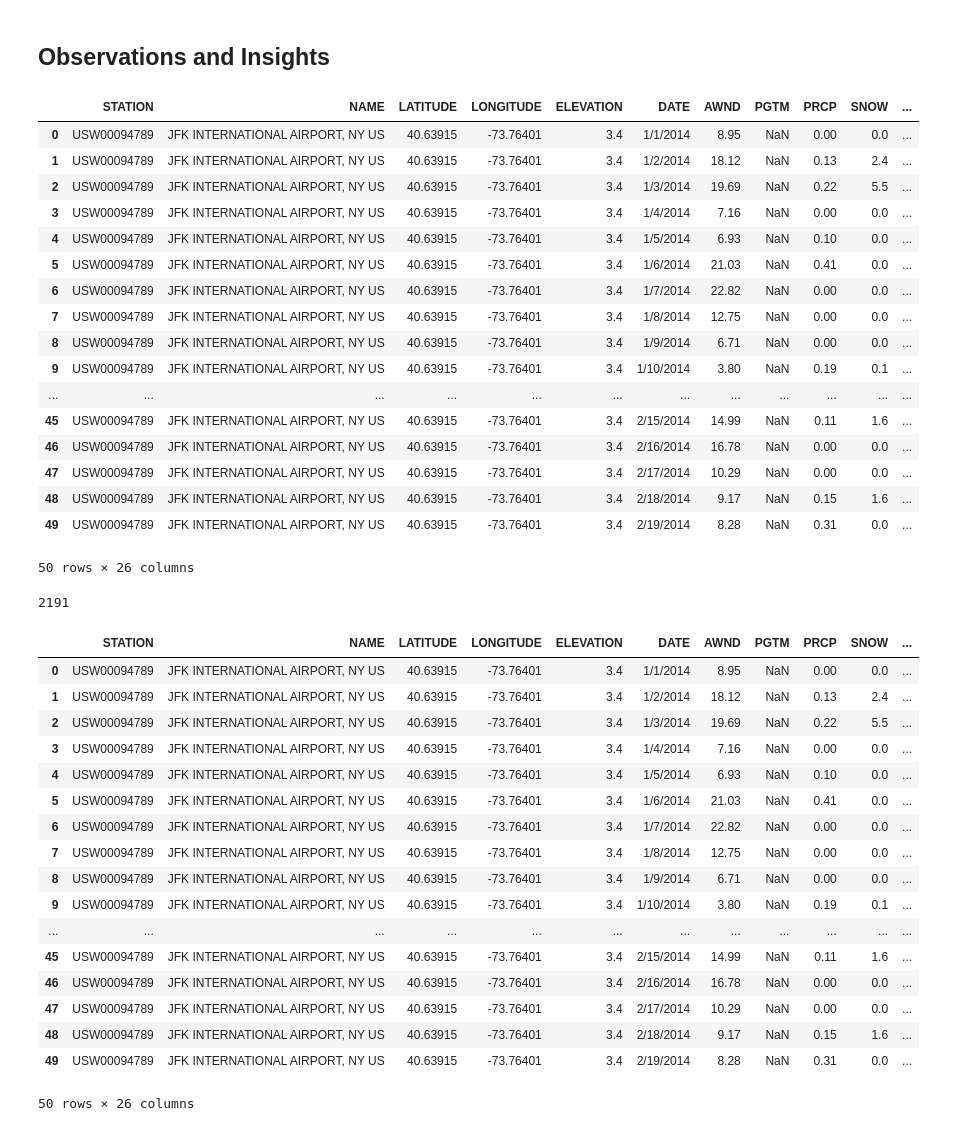
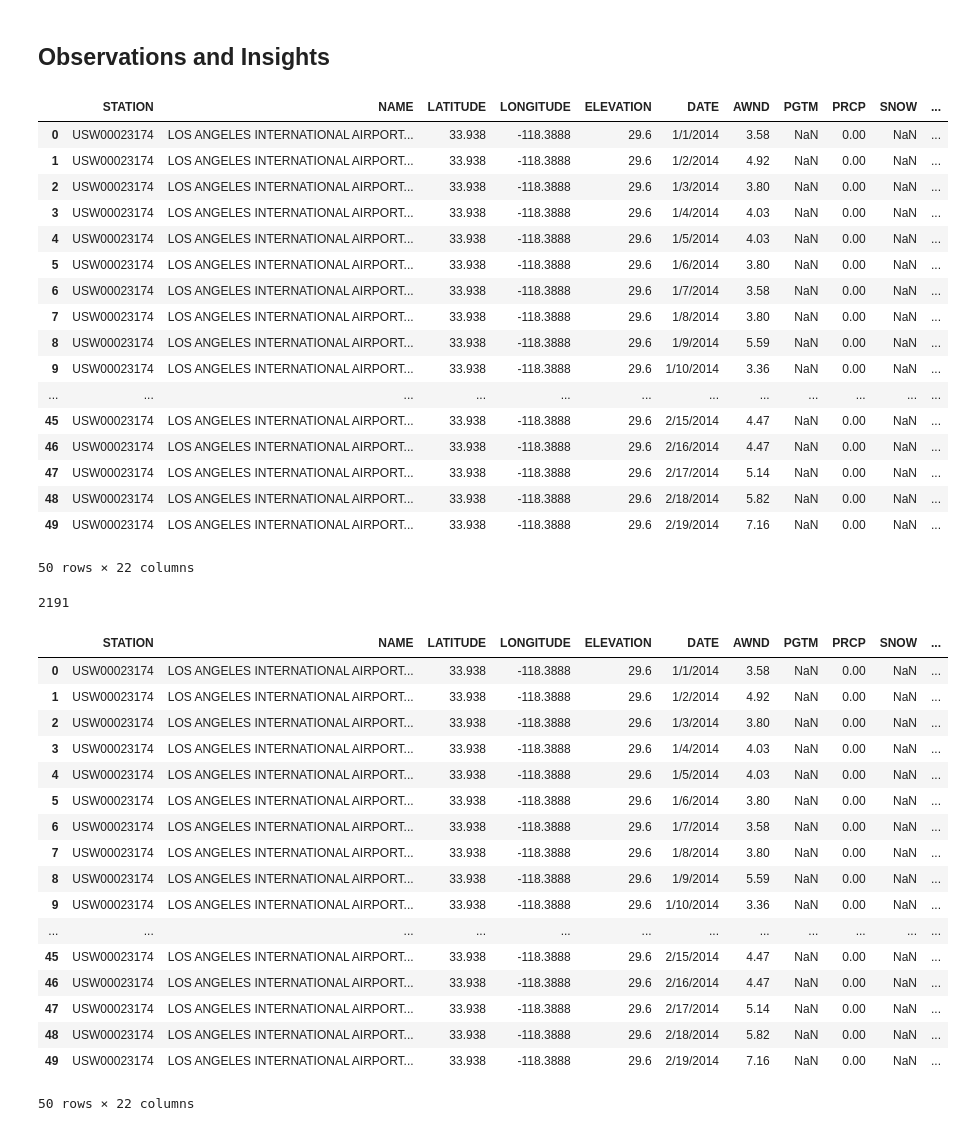
Before and after one commit to dvolz1130/project-one, a Jupyter notebook: Pat/pandas/airport_weather.ipynb, the cells around one changed output. Cells and saved outputs as stored; diff of their text form; code cells hidden in the pictures.

```diff
--- a/Pat/pandas/airport_weather.ipynb
+++ b/Pat/pandas/airport_weather.ipynb
@@ -5,41 +5,41 @@
 # %%
 # Dependencies and Setup
 import matplotlib.pyplot as plt
 from scipy.stats import linregress
 import numpy as np
 import scipy.stats as st
 import pandas as pd
 
 # Study data files
-airport_weather_path = "../data/JFK2014-2019.csv"
+airport_weather_path = "../data/LAX2014-2019.csv"
 
 # Read the mouse data and the study results
 airport_weather = pd.read_csv(airport_weather_path)
 
 # Combine the data into a single dataset
 airport_weather_data_df = pd.DataFrame(airport_weather)
 
 # Display the data table for preview
 airport_weather_data_df.head(50)
 # %% [output]
 |  | STATION | NAME | LATITUDE | LONGITUDE | ELEVATION | DATE | AWND | PGTM | PRCP | SNOW | ... |
-| 0 | USW00094789 | JFK INTERNATIONAL AIRPORT, NY US | 40.63915 | -73.76401 | 3.4 | 1/1/2014 | 8.95 | NaN | 0.00 | 0.0 | ... |
-| 1 | USW00094789 | JFK INTERNATIONAL AIRPORT, NY US | 40.63915 | -73.76401 | 3.4 | 1/2/2014 | 18.12 | NaN | 0.13 | 2.4 | ... |
-| 2 | USW00094789 | JFK INTERNATIONAL AIRPORT, NY US | 40.63915 | -73.76401 | 3.4 | 1/3/2014 | 19.69 | NaN | 0.22 | 5.5 | ... |
-| 3 | USW00094789 | JFK INTERNATIONAL AIRPORT, NY US | 40.63915 | -73.76401 | 3.4 | 1/4/2014 | 7.16 | NaN | 0.00 | 0.0 | ... |
-| 4 | USW00094789 | JFK INTERNATIONAL AIRPORT, NY US | 40.63915 | -73.76401 | 3.4 | 1/5/2014 | 6.93 | NaN | 0.10 | 0.0 | ... |
-| 5 | USW00094789 | JFK INTERNATIONAL AIRPORT, NY US | 40.63915 | -73.76401 | 3.4 | 1/6/2014 | 21.03 | NaN | 0.41 | 0.0 | ... |
-| 6 | USW00094789 | JFK INTERNATIONAL AIRPORT, NY US | 40.63915 | -73.76401 | 3.4 | 1/7/2014 | 22.82 | NaN | 0.00 | 0.0 | ... |
-| 7 | USW00094789 | JFK INTERNATIONAL AIRPORT, NY US | 40.63915 | -73.76401 | 3.4 | 1/8/2014 | 12.75 | NaN | 0.00 | 0.0 | ... |
-| 8 | USW00094789 | JFK INTERNATIONAL AIRPORT, NY US | 40.63915 | -73.76401 | 3.4 | 1/9/2014 | 6.71 | NaN | 0.00 | 0.0 | ... |
-| 9 | USW00094789 | JFK INTERNATIONAL AIRPORT, NY US | 40.63915 | -73.76401 | 3.4 | 1/10/2014 | 3.80 | NaN | 0.19 | 0.1 | ... |
+| 0 | USW00023174 | LOS ANGELES INTERNATIONAL AIRPORT... | 33.938 | -118.3888 | 29.6 | 1/1/2014 | 3.58 | NaN | 0.00 | NaN | ... |
+| 1 | USW00023174 | LOS ANGELES INTERNATIONAL AIRPORT... | 33.938 | -118.3888 | 29.6 | 1/2/2014 | 4.92 | NaN | 0.00 | NaN | ... |
+| 2 | USW00023174 | LOS ANGELES INTERNATIONAL AIRPORT... | 33.938 | -118.3888 | 29.6 | 1/3/2014 | 3.80 | NaN | 0.00 | NaN | ... |
+| 3 | USW00023174 | LOS ANGELES INTERNATIONAL AIRPORT... | 33.938 | -118.3888 | 29.6 | 1/4/2014 | 4.03 | NaN | 0.00 | NaN | ... |
+| 4 | USW00023174 | LOS ANGELES INTERNATIONAL AIRPORT... | 33.938 | -118.3888 | 29.6 | 1/5/2014 | 4.03 | NaN | 0.00 | NaN | ... |
+| 5 | USW00023174 | LOS ANGELES INTERNATIONAL AIRPORT... | 33.938 | -118.3888 | 29.6 | 1/6/2014 | 3.80 | NaN | 0.00 | NaN | ... |
+| 6 | USW00023174 | LOS ANGELES INTERNATIONAL AIRPORT... | 33.938 | -118.3888 | 29.6 | 1/7/2014 | 3.58 | NaN | 0.00 | NaN | ... |
+| 7 | USW00023174 | LOS ANGELES INTERNATIONAL AIRPORT... | 33.938 | -118.3888 | 29.6 | 1/8/2014 | 3.80 | NaN | 0.00 | NaN | ... |
+| 8 | USW00023174 | LOS ANGELES INTERNATIONAL AIRPORT... | 33.938 | -118.3888 | 29.6 | 1/9/2014 | 5.59 | NaN | 0.00 | NaN | ... |
+| 9 | USW00023174 | LOS ANGELES INTERNATIONAL AIRPORT... | 33.938 | -118.3888 | 29.6 | 1/10/2014 | 3.36 | NaN | 0.00 | NaN | ... |
 | ... | ... | ... | ... | ... | ... | ... | ... | ... | ... | ... | ... |
-| 45 | USW00094789 | JFK INTERNATIONAL AIRPORT, NY US | 40.63915 | -73.76401 | 3.4 | 2/15/2014 | 14.99 | NaN | 0.11 | 1.6 | ... |
-| 46 | USW00094789 | JFK INTERNATIONAL AIRPORT, NY US | 40.63915 | -73.76401 | 3.4 | 2/16/2014 | 16.78 | NaN | 0.00 | 0.0 | ... |
-| 47 | USW00094789 | JFK INTERNATIONAL AIRPORT, NY US | 40.63915 | -73.76401 | 3.4 | 2/17/2014 | 10.29 | NaN | 0.00 | 0.0 | ... |
-| 48 | USW00094789 | JFK INTERNATIONAL AIRPORT, NY US | 40.63915 | -73.76401 | 3.4 | 2/18/2014 | 9.17 | NaN | 0.15 | 1.6 | ... |
-| 49 | USW00094789 | JFK INTERNATIONAL AIRPORT, NY US | 40.63915 | -73.76401 | 3.4 | 2/19/2014 | 8.28 | NaN | 0.31 | 0.0 | ... |
+| 45 | USW00023174 | LOS ANGELES INTERNATIONAL AIRPORT... | 33.938 | -118.3888 | 29.6 | 2/15/2014 | 4.47 | NaN | 0.00 | NaN | ... |
+| 46 | USW00023174 | LOS ANGELES INTERNATIONAL AIRPORT... | 33.938 | -118.3888 | 29.6 | 2/16/2014 | 4.47 | NaN | 0.00 | NaN | ... |
+| 47 | USW00023174 | LOS ANGELES INTERNATIONAL AIRPORT... | 33.938 | -118.3888 | 29.6 | 2/17/2014 | 5.14 | NaN | 0.00 | NaN | ... |
+| 48 | USW00023174 | LOS ANGELES INTERNATIONAL AIRPORT... | 33.938 | -118.3888 | 29.6 | 2/18/2014 | 5.82 | NaN | 0.00 | NaN | ... |
+| 49 | USW00023174 | LOS ANGELES INTERNATIONAL AIRPORT... | 33.938 | -118.3888 | 29.6 | 2/19/2014 | 7.16 | NaN | 0.00 | NaN | ... |
-50 rows × 26 columns
+50 rows × 22 columns
 # %%
 # Checking the number of mice.
 airport_weather_data_days = airport_weather_data_df["DATE"].value_counts().count()
@@ -51,22 +51,22 @@ print(airport_weather_data_days)
 airport_weather_data_df.head(50)
 # %% [output]
 |  | STATION | NAME | LATITUDE | LONGITUDE | ELEVATION | DATE | AWND | PGTM | PRCP | SNOW | ... |
-| 0 | USW00094789 | JFK INTERNATIONAL AIRPORT, NY US | 40.63915 | -73.76401 | 3.4 | 1/1/2014 | 8.95 | NaN | 0.00 | 0.0 | ... |
-| 1 | USW00094789 | JFK INTERNATIONAL AIRPORT, NY US | 40.63915 | -73.76401 | 3.4 | 1/2/2014 | 18.12 | NaN | 0.13 | 2.4 | ... |
-| 2 | USW00094789 | JFK INTERNATIONAL AIRPORT, NY US | 40.63915 | -73.76401 | 3.4 | 1/3/2014 | 19.69 | NaN | 0.22 | 5.5 | ... |
-| 3 | USW00094789 | JFK INTERNATIONAL AIRPORT, NY US | 40.63915 | -73.76401 | 3.4 | 1/4/2014 | 7.16 | NaN | 0.00 | 0.0 | ... |
-| 4 | USW00094789 | JFK INTERNATIONAL AIRPORT, NY US | 40.63915 | -73.76401 | 3.4 | 1/5/2014 | 6.93 | NaN | 0.10 | 0.0 | ... |
-| 5 | USW00094789 | JFK INTERNATIONAL AIRPORT, NY US | 40.63915 | -73.76401 | 3.4 | 1/6/2014 | 21.03 | NaN | 0.41 | 0.0 | ... |
-| 6 | USW00094789 | JFK INTERNATIONAL AIRPORT, NY US | 40.63915 | -73.76401 | 3.4 | 1/7/2014 | 22.82 | NaN | 0.00 | 0.0 | ... |
-| 7 | USW00094789 | JFK INTERNATIONAL AIRPORT, NY US | 40.63915 | -73.76401 | 3.4 | 1/8/2014 | 12.75 | NaN | 0.00 | 0.0 | ... |
-| 8 | USW00094789 | JFK INTERNATIONAL AIRPORT, NY US | 40.63915 | -73.76401 | 3.4 | 1/9/2014 | 6.71 | NaN | 0.00 | 0.0 | ... |
-| 9 | USW00094789 | JFK INTERNATIONAL AIRPORT, NY US | 40.63915 | -73.76401 | 3.4 | 1/10/2014 | 3.80 | NaN | 0.19 | 0.1 | ... |
+| 0 | USW00023174 | LOS ANGELES INTERNATIONAL AIRPORT... | 33.938 | -118.3888 | 29.6 | 1/1/2014 | 3.58 | NaN | 0.00 | NaN | ... |
+| 1 | USW00023174 | LOS ANGELES INTERNATIONAL AIRPORT... | 33.938 | -118.3888 | 29.6 | 1/2/2014 | 4.92 | NaN | 0.00 | NaN | ... |
+| 2 | USW00023174 | LOS ANGELES INTERNATIONAL AIRPORT... | 33.938 | -118.3888 | 29.6 | 1/3/2014 | 3.80 | NaN | 0.00 | NaN | ... |
+| 3 | USW00023174 | LOS ANGELES INTERNATIONAL AIRPORT... | 33.938 | -118.3888 | 29.6 | 1/4/2014 | 4.03 | NaN | 0.00 | NaN | ... |
+| 4 | USW00023174 | LOS ANGELES INTERNATIONAL AIRPORT... | 33.938 | -118.3888 | 29.6 | 1/5/2014 | 4.03 | NaN | 0.00 | NaN | ... |
+| 5 | USW00023174 | LOS ANGELES INTERNATIONAL AIRPORT... | 33.938 | -118.3888 | 29.6 | 1/6/2014 | 3.80 | NaN | 0.00 | NaN | ... |
+| 6 | USW00023174 | LOS ANGELES INTERNATIONAL AIRPORT... | 33.938 | -118.3888 | 29.6 | 1/7/2014 | 3.58 | NaN | 0.00 | NaN | ... |
+| 7 | USW00023174 | LOS ANGELES INTERNATIONAL AIRPORT... | 33.938 | -118.3888 | 29.6 | 1/8/2014 | 3.80 | NaN | 0.00 | NaN | ... |
+| 8 | USW00023174 | LOS ANGELES INTERNATIONAL AIRPORT... | 33.938 | -118.3888 | 29.6 | 1/9/2014 | 5.59 | NaN | 0.00 | NaN | ... |
+| 9 | USW00023174 | LOS ANGELES INTERNATIONAL AIRPORT... | 33.938 | -118.3888 | 29.6 | 1/10/2014 | 3.36 | NaN | 0.00 | NaN | ... |
 | ... | ... | ... | ... | ... | ... | ... | ... | ... | ... | ... | ... |
-| 45 | USW00094789 | JFK INTERNATIONAL AIRPORT, NY US | 40.63915 | -73.76401 | 3.4 | 2/15/2014 | 14.99 | NaN | 0.11 | 1.6 | ... |
-| 46 | USW00094789 | JFK INTERNATIONAL AIRPORT, NY US | 40.63915 | -73.76401 | 3.4 | 2/16/2014 | 16.78 | NaN | 0.00 | 0.0 | ... |
-| 47 | USW00094789 | JFK INTERNATIONAL AIRPORT, NY US | 40.63915 | -73.76401 | 3.4 | 2/17/2014 | 10.29 | NaN | 0.00 | 0.0 | ... |
-| 48 | USW00094789 | JFK INTERNATIONAL AIRPORT, NY US | 40.63915 | -73.76401 | 3.4 | 2/18/2014 | 9.17 | NaN | 0.15 | 1.6 | ... |
-| 49 | USW00094789 | JFK INTERNATIONAL AIRPORT, NY US | 40.63915 | -73.76401 | 3.4 | 2/19/2014 | 8.28 | NaN | 0.31 | 0.0 | ... |
+| 45 | USW00023174 | LOS ANGELES INTERNATIONAL AIRPORT... | 33.938 | -118.3888 | 29.6 | 2/15/2014 | 4.47 | NaN | 0.00 | NaN | ... |
+| 46 | USW00023174 | LOS ANGELES INTERNATIONAL AIRPORT... | 33.938 | -118.3888 | 29.6 | 2/16/2014 | 4.47 | NaN | 0.00 | NaN | ... |
+| 47 | USW00023174 | LOS ANGELES INTERNATIONAL AIRPORT... | 33.938 | -118.3888 | 29.6 | 2/17/2014 | 5.14 | NaN | 0.00 | NaN | ... |
+| 48 | USW00023174 | LOS ANGELES INTERNATIONAL AIRPORT... | 33.938 | -118.3888 | 29.6 | 2/18/2014 | 5.82 | NaN | 0.00 | NaN | ... |
+| 49 | USW00023174 | LOS ANGELES INTERNATIONAL AIRPORT... | 33.938 | -118.3888 | 29.6 | 2/19/2014 | 7.16 | NaN | 0.00 | NaN | ... |
-50 rows × 26 columns
+50 rows × 22 columns
 # %%
 airport_weather_data_df['PGTM'] = airport_weather_data_df['PGTM'].fillna(0)
```
Also changed, not shown: parts of 5 cells of this notebook, 1 other file.
